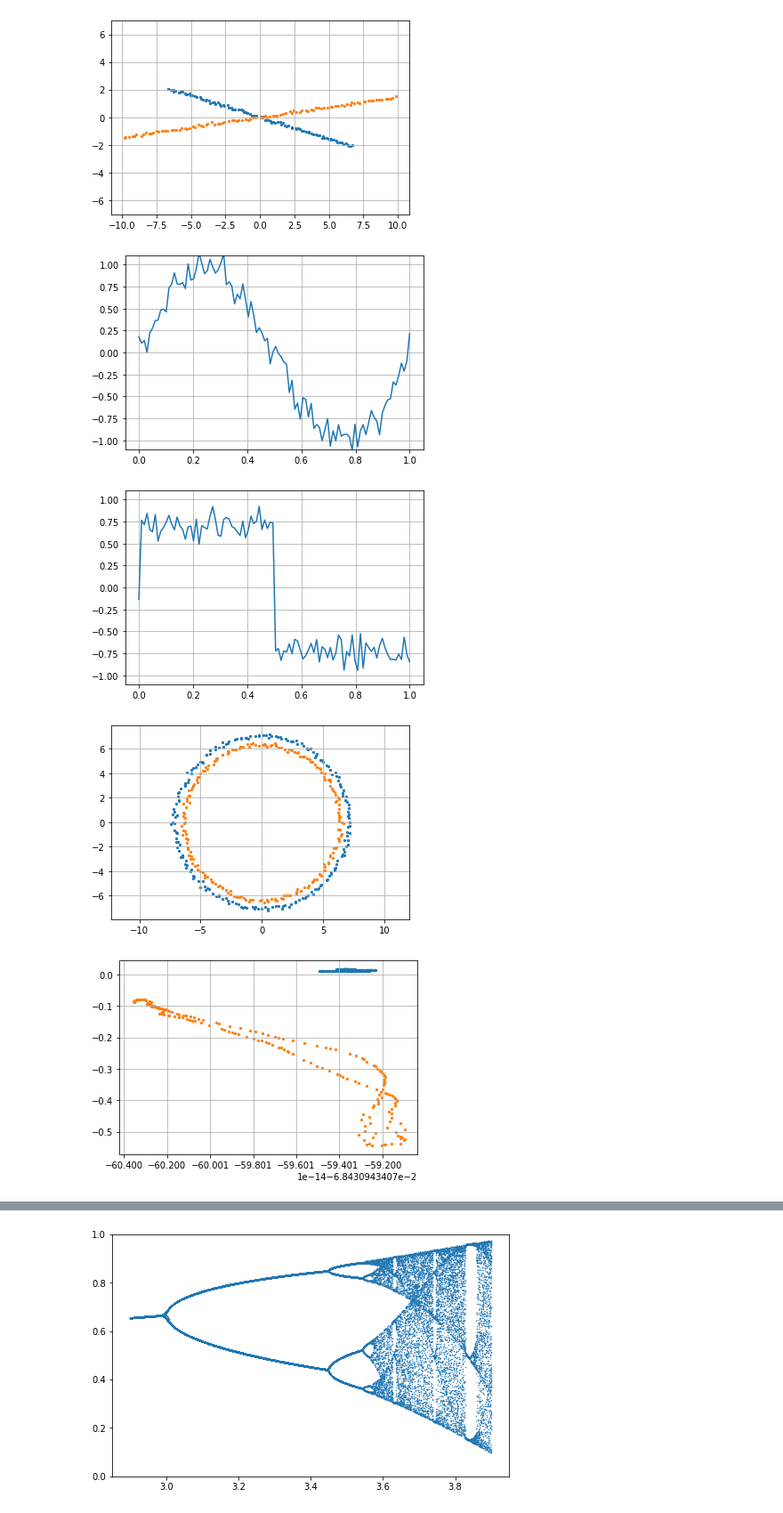
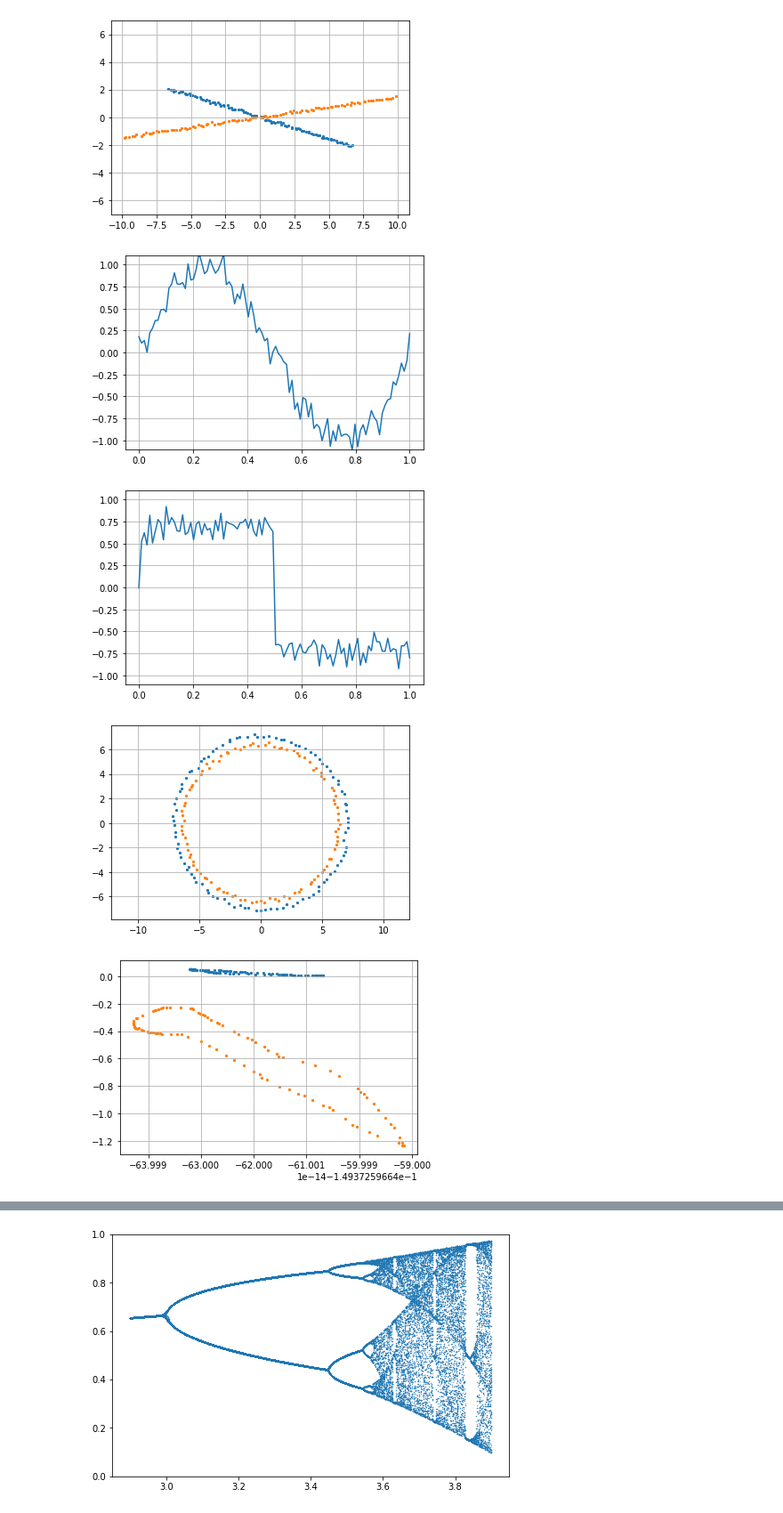
Before and after one commit to hi-ogawa/notebooks, a Jupyter notebook: src/misc_v6.ipynb, the cells around one changed output, grey strips where cells are left out. Shown at 89% size. Drawn from its saved outputs; the diff is of its cells as text; code cells hidden in the pictures.

```diff
--- a/src/misc_v6.ipynb
+++ b/src/misc_v6.ipynb
@@ -65,7 +65,7 @@ import matplotlib.pyplot as plt
 import ipywidgets as ipyw
 
 D = 100
-N = 200
+N = 100
 x = np.linspace(0, 1, num=D)
 translation = np.linspace(0, 1, num=N).reshape([-1, 1]) # 1-dimentional parameter by translation
 ys = np.sin(2 * np.pi * (x - translation)) # sin waves
@@ -93,6 +93,9 @@ lap_diag = np.diag(np.sum(lap_off_diag, 0))
 lap = lap_diag - lap_off_diag # Laplacian (positive semi-definite)
 lap_egvals, lap_egvecs = scipy.linalg.eigh(lap, lap_diag)
 
+# L2 Neighbors
+neighbors = np.argsort(dist2, 1)
+
 def show_sample(n=0):
     fig, ax = plt.subplots()
     ax.set(ylim=[-1.1, 1.1])
@@ -102,34 +105,42 @@ def show_sample(n=0):
 def show_egvec(n=0):
     fig, ax = plt.subplots()
     ax.plot(x, egvecs[:, n])
+    ax.grid()
+
+def show_neighbor(n=0, k=1):
+    fig, ax = plt.subplots()
+    ax.plot(x, A[neighbors[n, k]])
     ax.grid()
 
 # TODO: draw in 3d with 3rd axis
 def show_pca(k=[0, 1]):
     fig, ax = plt.subplots()
     p1 = projection[:, k[0]]
     p2 = projection[:, k[1]]
     ax.axis('equal')
     ax.scatter(p1[:N], p2[:N], s=5, c='C0')
     ax.scatter(p1[N:], p2[N:], s=5, c='C1')
     ax.grid()
 
 def show_lap(k=[0, 1]):
     fig, ax = plt.subplots()
     p1 = lap_egvecs[:, k[0]]
     p2 = lap_egvecs[:, k[1]]
     ax.scatter(p1[:N], p2[:N], s=5, c='C0')
     ax.scatter(p1[N:], p2[N:], s=5, c='C1')
     ax.grid()
 
+# Simple viewer (sample, eigen vector, neighbor)
 # ipyw.interact(show_sample, n=(0, A.shape[0] - 1, 1))
 # ipyw.interact(show_egvec, n=(0, egvecs.shape[1] - 1, 1))
+# ipyw.interact(show_neighbor, n=(0, A.shape[0] - 1, 1), k=(0, A.shape[0] - 1, 1))
+
 show_sample(n=0)
 show_sample(n=N)
 show_pca(k=[0, 1])
 show_lap(k=[0, 1])
 # %% [output]
 [figure]
-[figure, old version]
+[figure, new version]
-[figure, old version]
+[figure, new version]
-[figure, old version]
+[figure, new version]
```
Also changed, not shown: parts of 7 cells of this notebook, 1 other file.
